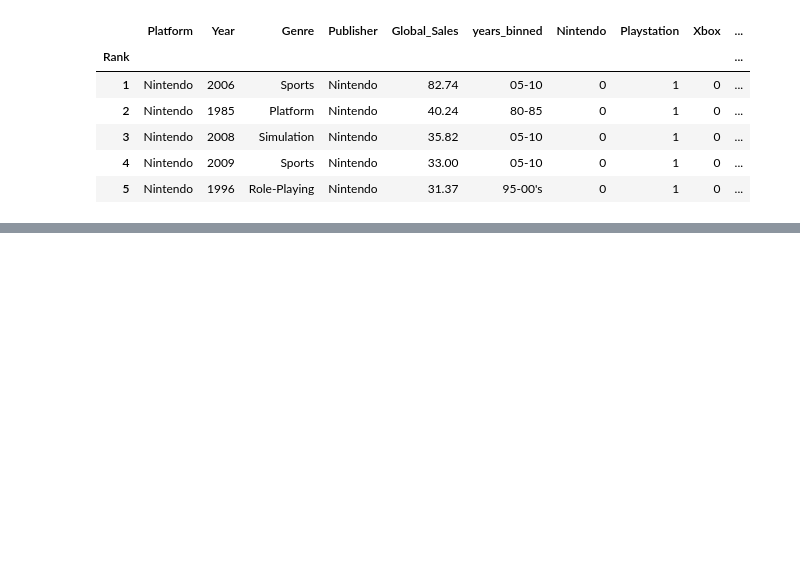
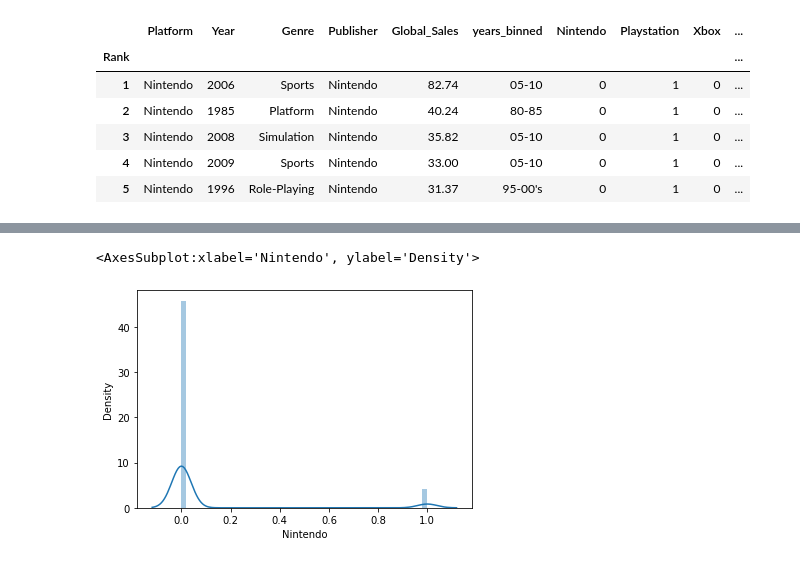
Before and after one commit to CaitlynCarney/video_game_sales, a Jupyter notebook: Workbooks/acquire_and_prepare.ipynb, the cells around one changed output, grey strips where cells are left out. Cells and saved outputs as stored; diff of their text form; code cells hidden in the pictures; blank space fills up the shorter version.

```diff
--- a/Workbooks/acquire_and_prepare.ipynb
+++ b/Workbooks/acquire_and_prepare.ipynb
@@ -314,0 +329,5 @@ y_test = pd.DataFrame(test.Global_Sales)
+# %%
+sns.distplot(df['Nintendo'])
+# %% [output]
+<AxesSubplot:xlabel='Nintendo', ylabel='Density'>
+[figure, added]
```
Also changed, not shown: parts of 32 cells of this notebook.
